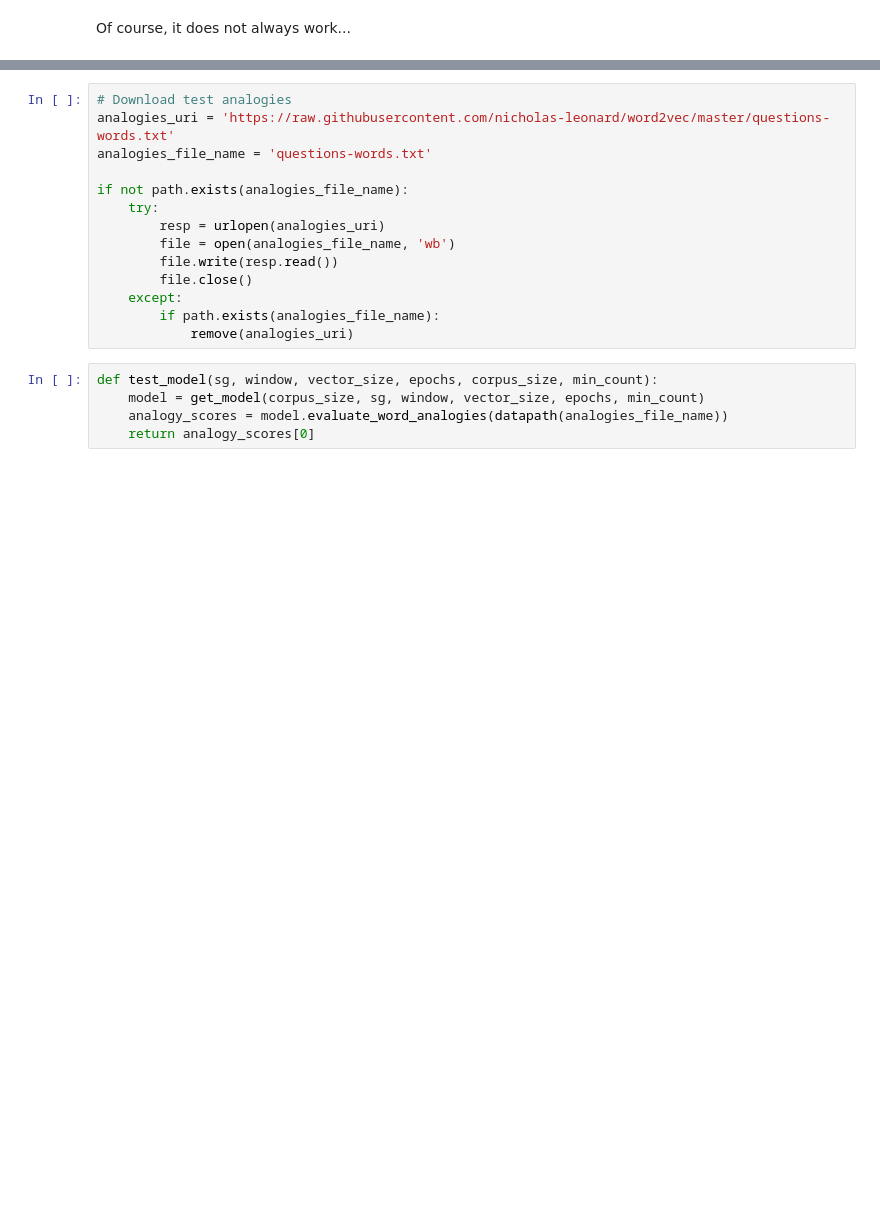
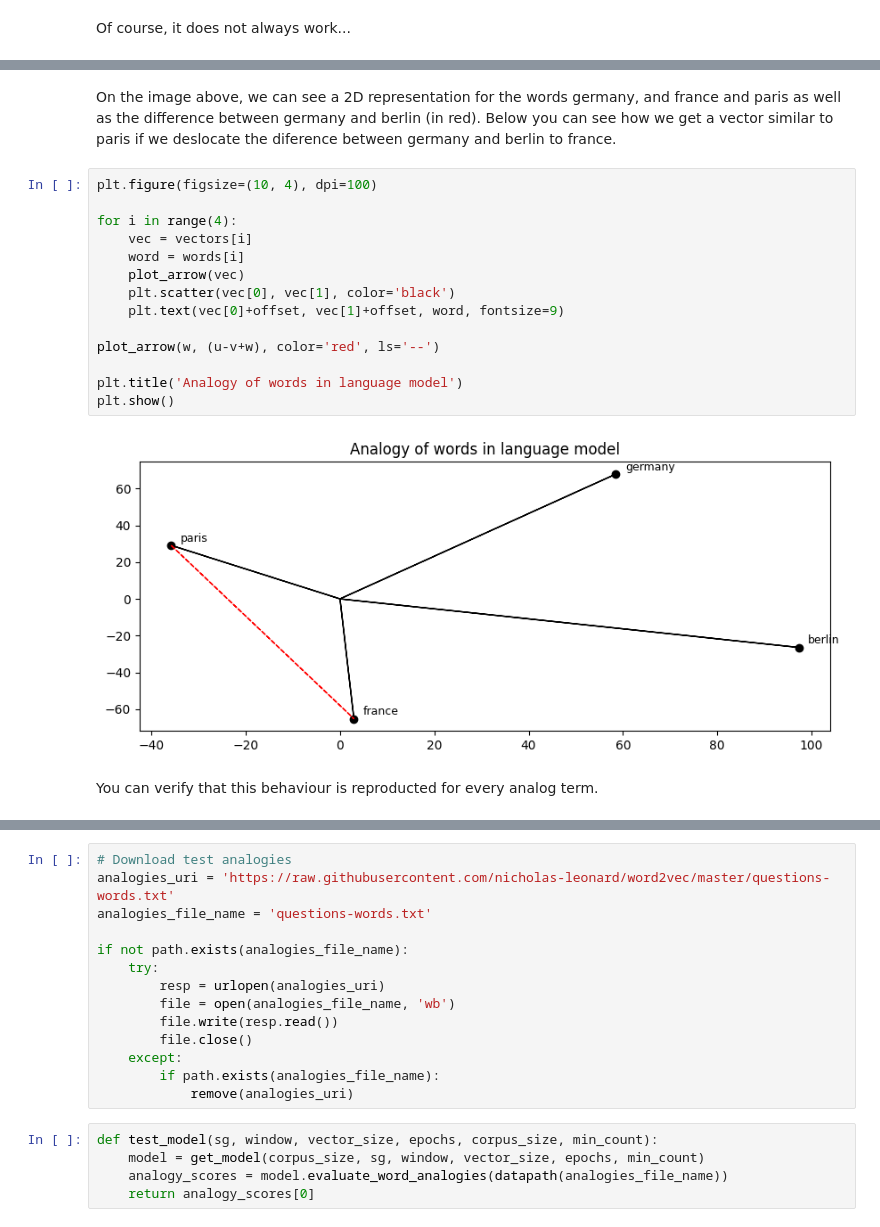
Before and after one commit to luizppa/natural-language-model, a Jupyter notebook: natural_language_model.ipynb, the cells around one changed output, grey strips where cells are left out. Saved outputs shown, nothing was run; the diff lists cells and outputs as text; blank space fills up the shorter version.

```diff
--- a/natural_language_model.ipynb
+++ b/natural_language_model.ipynb
@@ -217,0 +275,20 @@ print('hat is to head as shirt is to: {}'.format(analogy(model, 'hat', 'head', '
+# %% [markdown]
+On the image above, we can see a 2D representation for the words germany, and france and paris as well as the difference between germany and berlin (in red). Below you can see how we get a vector similar to paris if we deslocate the diference between germany and berlin to france.
+# %%
+plt.figure(figsize=(10, 4), dpi=100)
+
+for i in range(4):
+    vec = vectors[i]
+    word = words[i]
+    plot_arrow(vec)
+    plt.scatter(vec[0], vec[1], color='black')
+    plt.text(vec[0]+offset, vec[1]+offset, word, fontsize=9)
+
+plot_arrow(w, (u-v+w), color='red', ls='--')
+
+plt.title('Analogy of words in language model')
+plt.show()
+# %% [output]
+[figure, added]
+# %% [markdown]
+You can verify that this behaviour is reproducted for every analog term.
```
Also changed, not shown: parts of 34 cells of this notebook, 1 other file.
